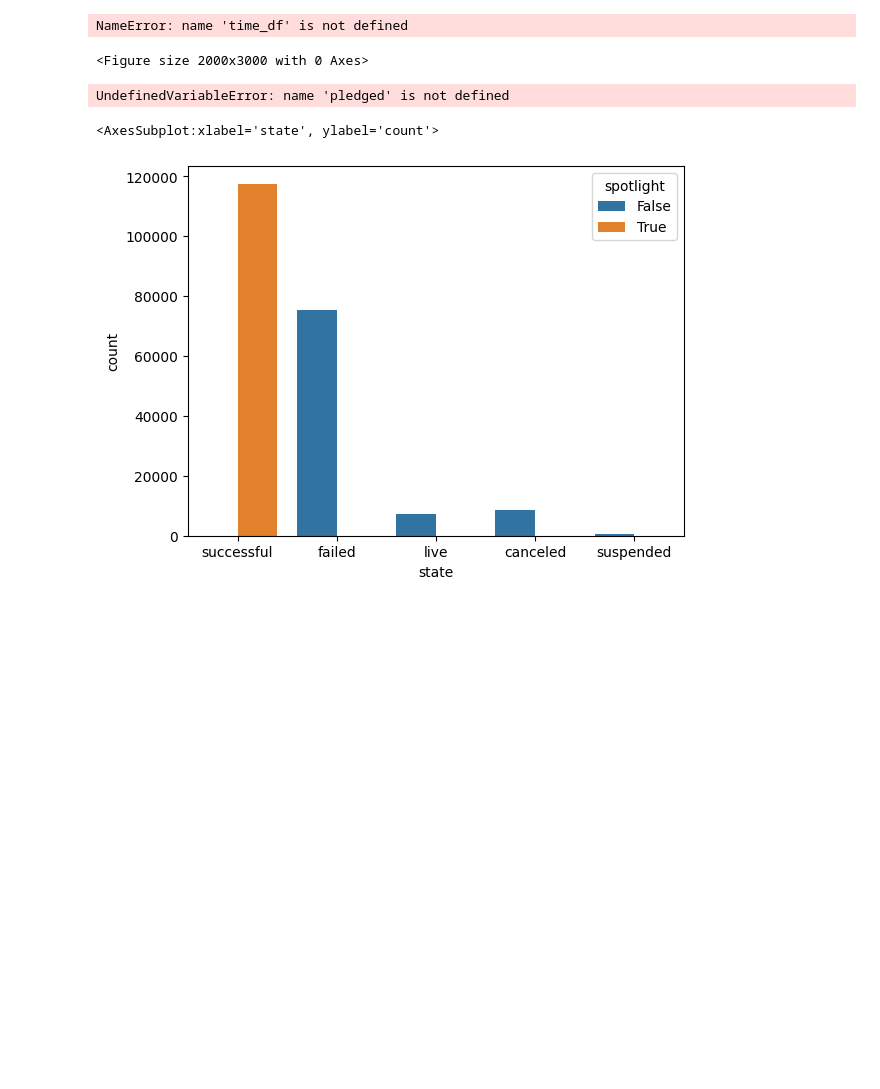
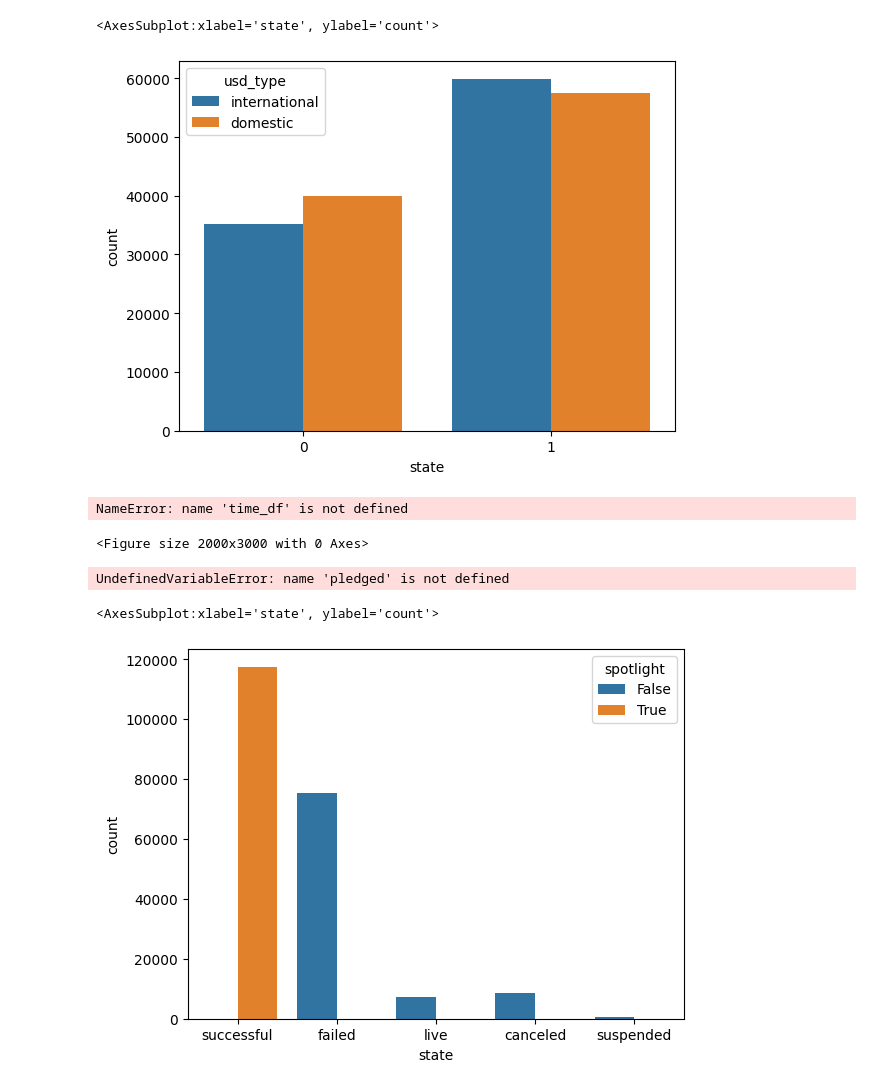
Before and after one commit to joshuadbeil/kickstarter_challenge, a Jupyter notebook: 03-cleaning.ipynb, the cells around one changed output. Saved outputs shown, nothing was run; the diff lists cells and outputs as text; code cells hidden in the pictures; blank space fills up the shorter version.

```diff
--- a/03-cleaning.ipynb
+++ b/03-cleaning.ipynb
@@ -139,5 +170,10 @@ vs.nice_summary(data)
 # %%
 data.to_csv(os.path.join('data/processed/', 'kickstarter_clean.csv'), index=False)
+# %%
+sns.countplot(data=data, x='state', hue='usd_type')
+# %% [output]
+<AxesSubplot:xlabel='state', ylabel='count'>
+[figure, added]
 # %%
 plt.figure(figsize=(20, 30))
 plt.subplots_adjust(hspace=0.5)
```
Also changed, not shown: parts of 9 cells of this notebook, 2 other files.
